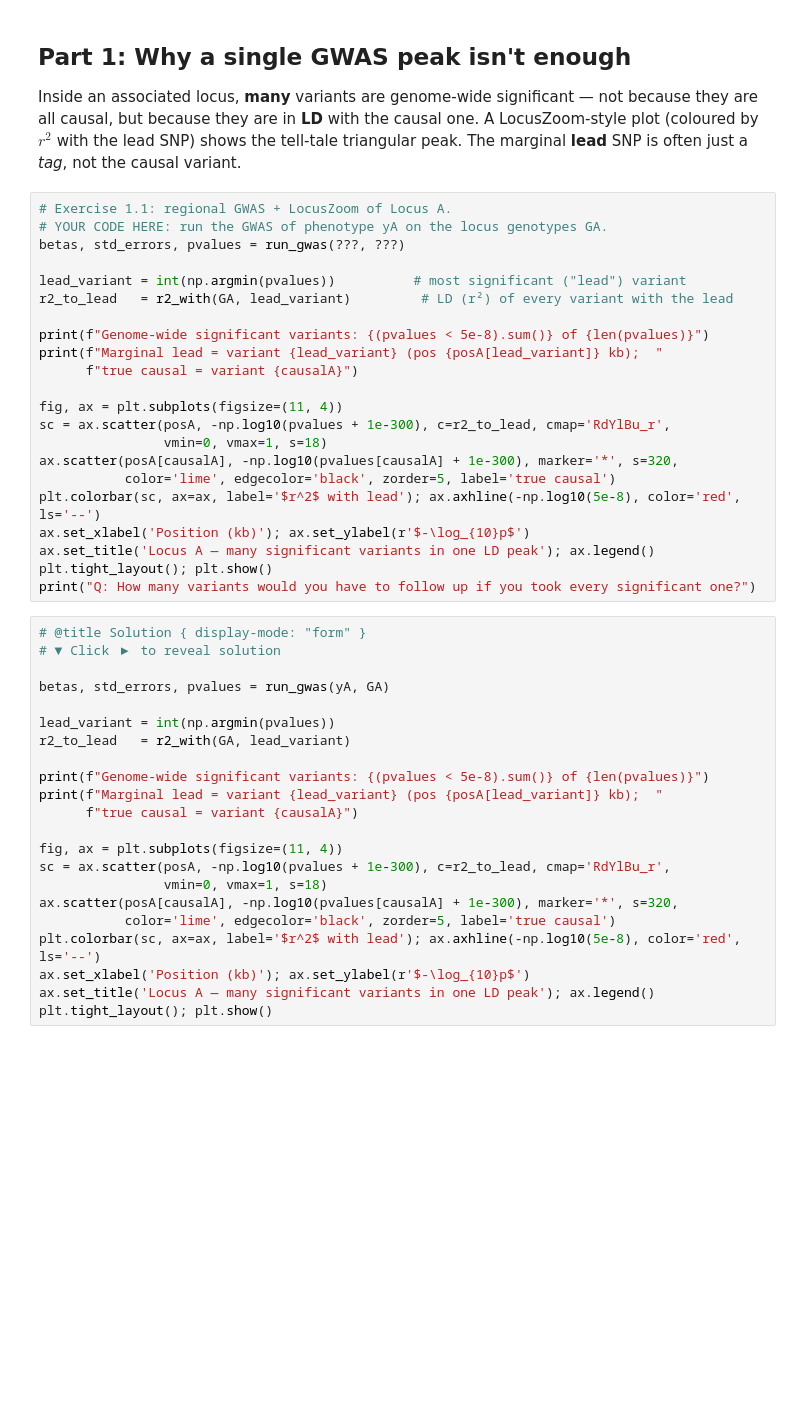
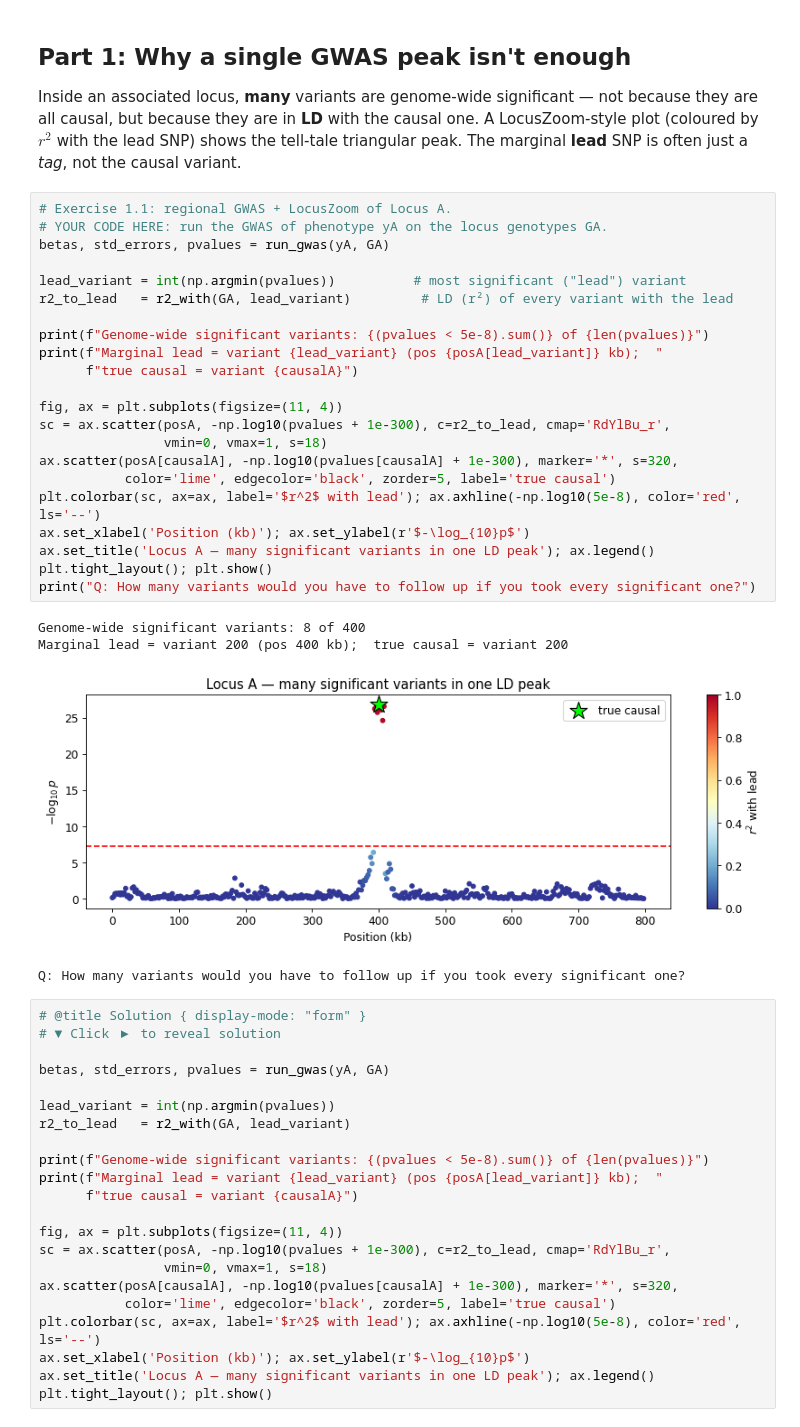
Before and after one commit to elenasabbioni/SMARTbiomed_summerschool_2026, a Jupyter notebook: session4/practical.ipynb, the cells around one changed output. Cells and saved outputs as stored; diff of their text form; blank space fills up the shorter version.

```diff
--- a/session4/practical.ipynb
+++ b/session4/practical.ipynb
@@ -117,25 +117,30 @@ just a *tag*, not the causal variant.
 # %%
 # Exercise 1.1: regional GWAS + LocusZoom of Locus A.
 # YOUR CODE HERE: run the GWAS of phenotype yA on the locus genotypes GA.
-betas, std_errors, pvalues = run_gwas(???, ???)
+betas, std_errors, pvalues = run_gwas(yA, GA)
 
 lead_variant = int(np.argmin(pvalues))          # most significant ("lead") variant
 r2_to_lead   = r2_with(GA, lead_variant)         # LD (r²) of every variant with the lead
 
 print(f"Genome-wide significant variants: {(pvalues < 5e-8).sum()} of {len(pvalues)}")
 print(f"Marginal lead = variant {lead_variant} (pos {posA[lead_variant]} kb);  "
       f"true causal = variant {causalA}")
 
 fig, ax = plt.subplots(figsize=(11, 4))
 sc = ax.scatter(posA, -np.log10(pvalues + 1e-300), c=r2_to_lead, cmap='RdYlBu_r',
                 vmin=0, vmax=1, s=18)
 ax.scatter(posA[causalA], -np.log10(pvalues[causalA] + 1e-300), marker='*', s=320,
            color='lime', edgecolor='black', zorder=5, label='true causal')
 plt.colorbar(sc, ax=ax, label='$r^2$ with lead'); ax.axhline(-np.log10(5e-8), color='red', ls='--')
 ax.set_xlabel('Position (kb)'); ax.set_ylabel(r'$-\log_{10}p$')
 ax.set_title('Locus A — many significant variants in one LD peak'); ax.legend()
 plt.tight_layout(); plt.show()
 print("Q: How many variants would you have to follow up if you took every significant one?")
+# %% [output]
+Genome-wide significant variants: 8 of 400
+Marginal lead = variant 200 (pos 400 kb);  true causal = variant 200
+[figure, added]
+Q: How many variants would you have to follow up if you took every significant one?
 # %%
 # @title Solution { display-mode: "form" }
 # ▼ Click ▶ to reveal solution
```
Also changed, not shown: parts of 6 cells of this notebook.
